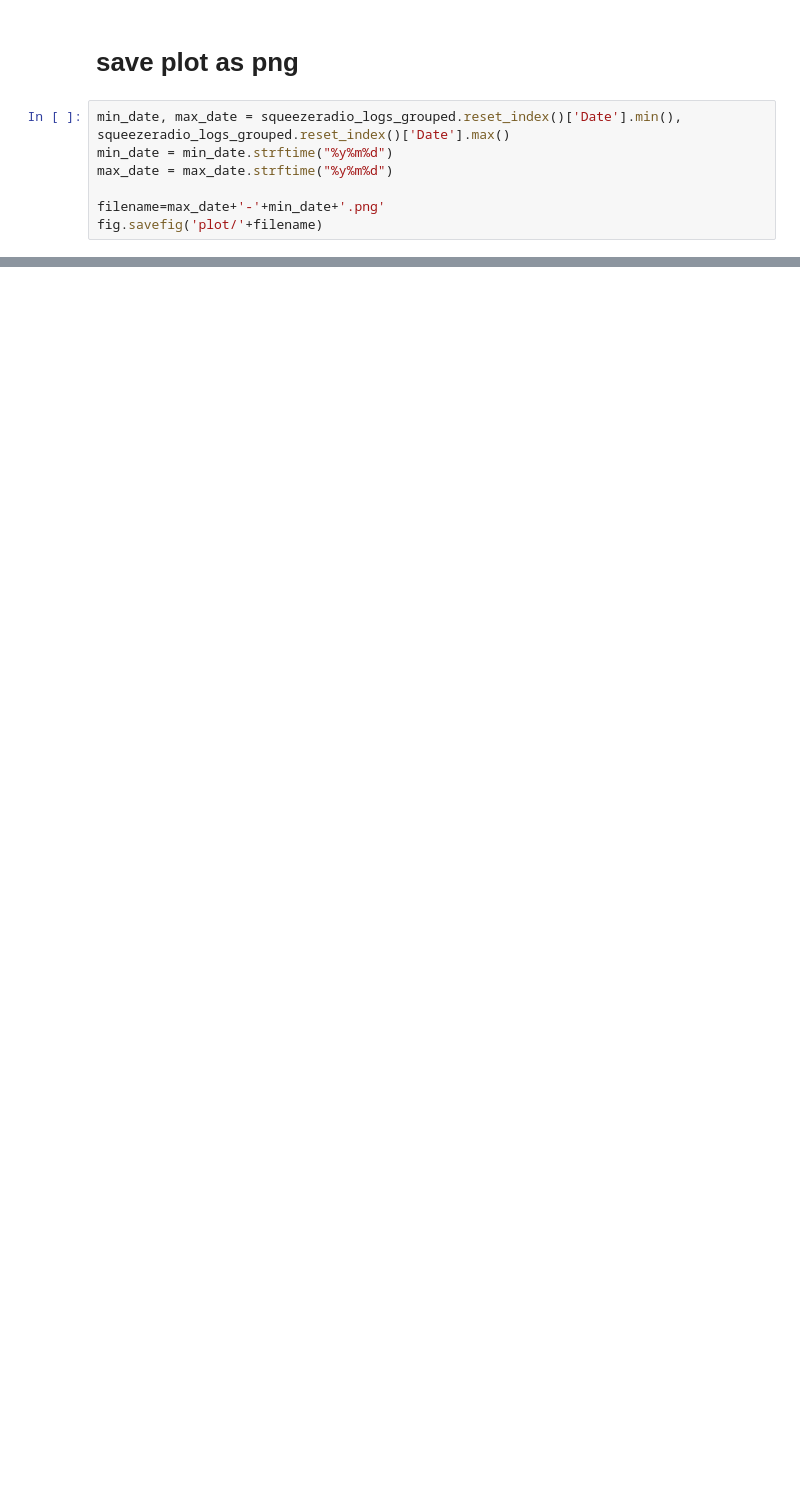
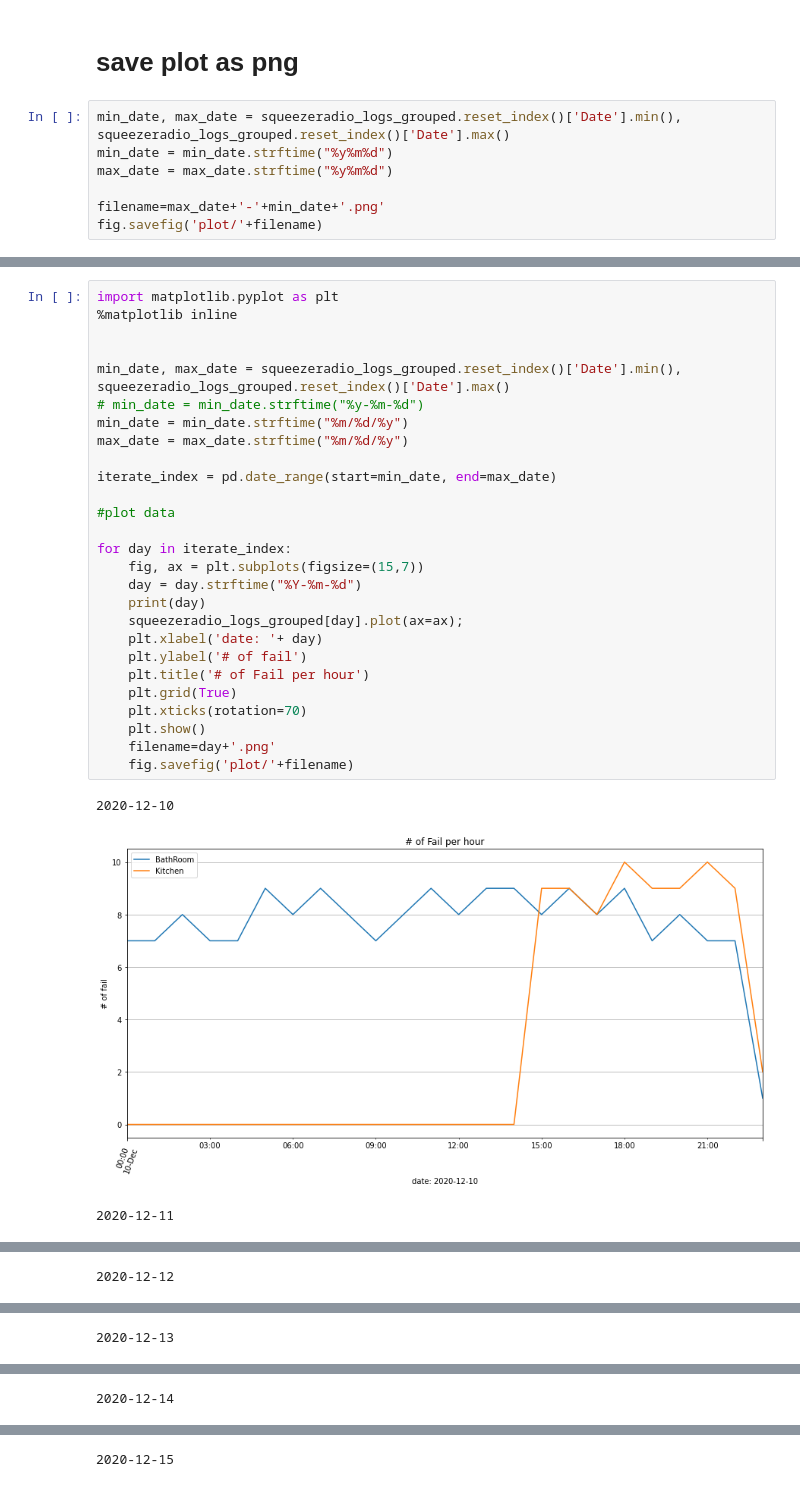
Before and after one commit to castorfou/squeezebox_wlanpoke_plot, a Jupyter notebook: 1 - EDA - out.ipynb, the cells around one changed output, grey strips where cells are left out. Drawn from its saved outputs; the diff is of its cells as text; blank space fills up the shorter version.

```diff
--- a/1 - EDA - out.ipynb
+++ b/1 - EDA - out.ipynb
@@ -210,0 +218,31 @@ fig.savefig('plot/'+filename)
+# %%
+import matplotlib.pyplot as plt
+%matplotlib inline
+
+
+min_date, max_date = squeezeradio_logs_grouped.reset_index()['Date'].min(), squeezeradio_logs_grouped.reset_index()['Date'].max()
+# min_date = min_date.strftime("%y-%m-%d")
+min_date = min_date.strftime("%m/%d/%y")
+max_date = max_date.strftime("%m/%d/%y")
+
+iterate_index = pd.date_range(start=min_date, end=max_date)
+
+#plot data
+
+for day in iterate_index:
+    fig, ax = plt.subplots(figsize=(15,7))
+    day = day.strftime("%Y-%m-%d")
+    print(day)
+    squeezeradio_logs_grouped[day].plot(ax=ax);
+    plt.xlabel('date: '+ day)
+    plt.ylabel('# of fail')
+    plt.title('# of Fail per hour')
+    plt.grid(True)
+    plt.xticks(rotation=70)
+    plt.show()
+    filename=day+'.png'
+    fig.savefig('plot/'+filename)
+# %% [output]
+2020-12-10
+[figure, added]
+2020-12-11
@@ -210,0 +250 @@ fig.savefig('plot/'+filename)
+2020-12-12
@@ -210,0 +252 @@ fig.savefig('plot/'+filename)
+2020-12-13
@@ -210,0 +254 @@ fig.savefig('plot/'+filename)
+2020-12-14
@@ -210,0 +256 @@ fig.savefig('plot/'+filename)
+2020-12-15
```
Also changed, not shown: parts of 12 cells of this notebook, 7 other files.
